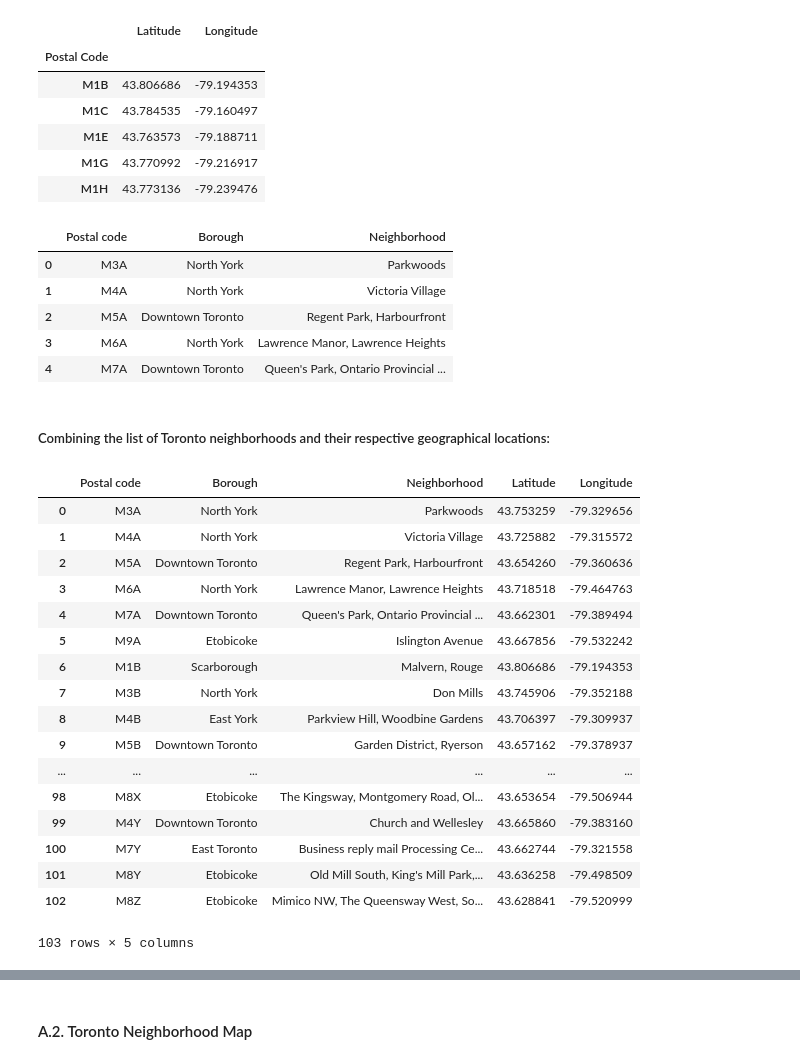
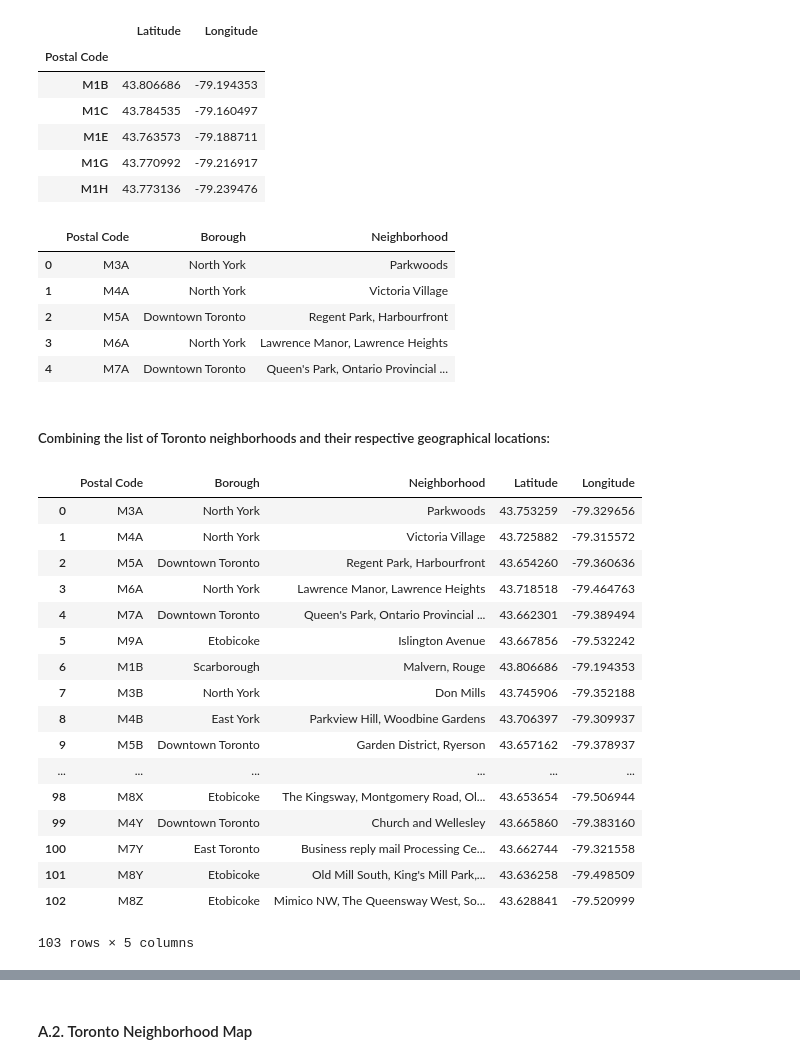
Before and after one commit to lisallanto/Coursera_Capstone, a Jupyter notebook: Capstone Project: The Battle of Neighborhoods.ipynb, the cells around one changed output, grey strips where cells are left out. Cells and saved outputs as stored; diff of their text form; code cells hidden in the pictures.

```diff
--- a/Capstone Project: The Battle of Neighborhoods.ipynb
+++ b/Capstone Project: The Battle of Neighborhoods.ipynb
@@ -91,7 +91,7 @@ df_toronto.head()
 | 3 | North York | M6A | Lawrence Manor, Lawrence Heights |
 | 4 | Downtown Toronto | M7A | Queen's Park, Ontario Provincial ... |
 # %%
-df_toronto = df_toronto[['Postal code', 'Borough', 'Neighborhood']]
+df_toronto = df_toronto[['Postal Code', 'Borough', 'Neighborhood']]
 # %%
 df_geodata = pd.read_csv('http://cocl.us/Geospatial_data')
 df_geodata
@@ -128,7 +128,7 @@ df_geodata.head()
 # %%
 df_toronto.head()
 # %% [output]
-|  | Postal code | Borough | Neighborhood |
+|  | Postal Code | Borough | Neighborhood |
 | 0 | M3A | North York | Parkwoods |
 | 1 | M4A | North York | Victoria Village |
 | 2 | M5A | Downtown Toronto | Regent Park, Harbourfront |
@@ -137,10 +137,10 @@ df_toronto.head()
 # %% [markdown]
 ##### Combining the list of Toronto neighborhoods and their respective geographical locations:
 # %%
-df_torontogeodata = df_toronto.join(df_geodata, how='outer', on='Postal code')
+df_torontogeodata = df_toronto.join(df_geodata, how='outer', on='Postal Code')
 df_torontogeodata
 # %% [output]
-|  | Postal code | Borough | Neighborhood | Latitude | Longitude |
+|  | Postal Code | Borough | Neighborhood | Latitude | Longitude |
 | 0 | M3A | North York | Parkwoods | 43.753259 | -79.329656 |
 | 1 | M4A | North York | Victoria Village | 43.725882 | -79.315572 |
 | 2 | M5A | Downtown Toronto | Regent Park, Harbourfront | 43.654260 | -79.360636 |
```
Also changed, not shown: parts of 91 cells of this notebook.
